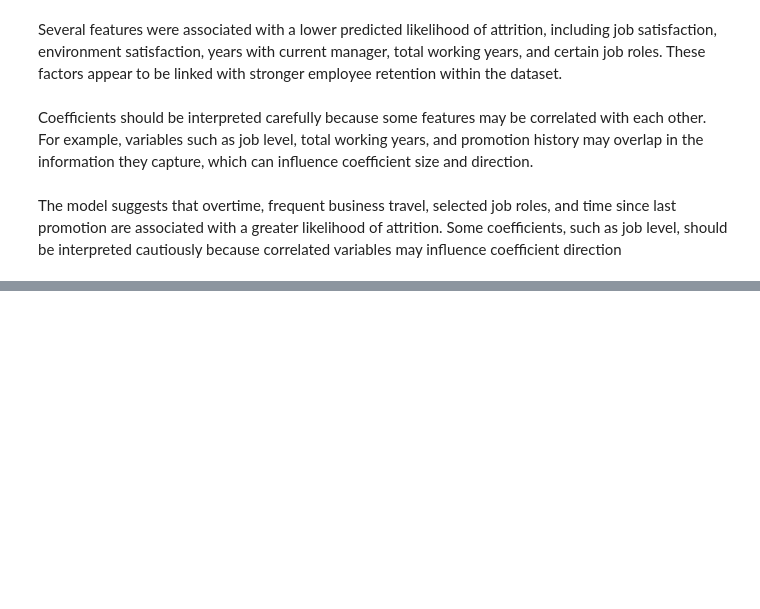
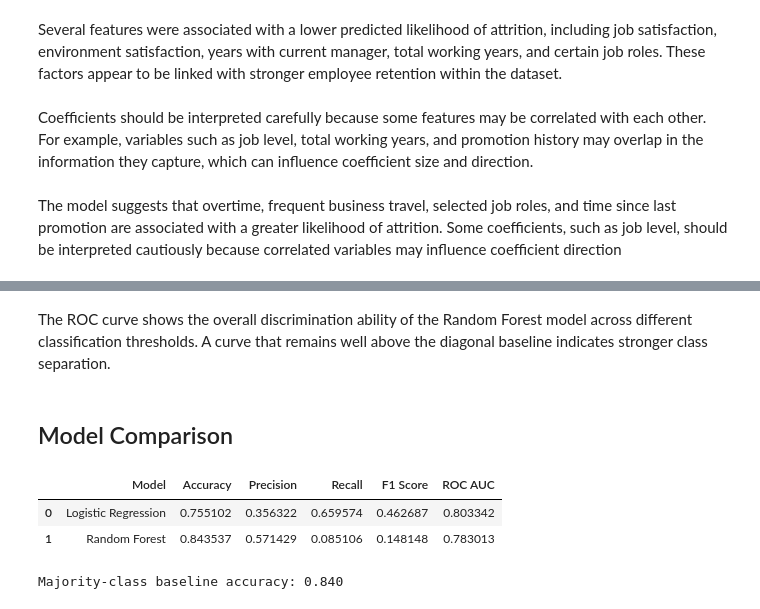
Before and after one commit to RNB1993/predictive-employee-attrition-modelling, a Jupyter notebook: jupyter_notebooks/03_ML.ipynb, the cells around one changed output, grey strips where cells are left out. Drawn from its saved outputs; the diff is of its cells as text; code cells hidden in the pictures; blank space fills up the shorter version.

```diff
--- a/jupyter_notebooks/03_ML.ipynb
+++ b/jupyter_notebooks/03_ML.ipynb
@@ -283,0 +499,39 @@ A supervised machine learning approach was used to predict employee attrition. T
+# %% [markdown]
+The ROC curve shows the overall discrimination ability of the Random Forest model across different classification thresholds. A curve that remains well above the diagonal baseline indicates stronger class separation.
+# %% [markdown]
+## Model Comparison
+# %%
+comparison_df = pd.DataFrame({
+    "Model": ["Logistic Regression", "Random Forest"],
+    "Accuracy": [
+        accuracy_score(y_test, y_pred),
+        accuracy_score(y_test, rf_pred)
+    ],
+    "Precision": [
+        precision_score(y_test, y_pred),
+        precision_score(y_test, rf_pred)
+    ],
+    "Recall": [
+        recall_score(y_test, y_pred),
+        recall_score(y_test, rf_pred)
+    ],
+    "F1 Score": [
+        f1_score(y_test, y_pred),
+        f1_score(y_test, rf_pred)
+    ],
+    "ROC AUC": [
+        roc_auc_score(y_test, y_prob),
+        roc_auc_score(y_test, rf_prob)
+    ]
+})
+
+display(comparison_df)
+# %% [output]
+|  | Model | Accuracy | Precision | Recall | F1 Score | ROC AUC |
+| 0 | Logistic Regression | 0.755102 | 0.356322 | 0.659574 | 0.462687 | 0.803342 |
+| 1 | Random Forest | 0.843537 | 0.571429 | 0.085106 | 0.148148 | 0.783013 |
+# %%
+majority_baseline_accuracy = y_test.value_counts(normalize=True).max()
+print(f"Majority-class baseline accuracy: {majority_baseline_accuracy:.3f}")
+# %% [output]
+Majority-class baseline accuracy: 0.840
```
Also changed, not shown: parts of 34 cells of this notebook.
